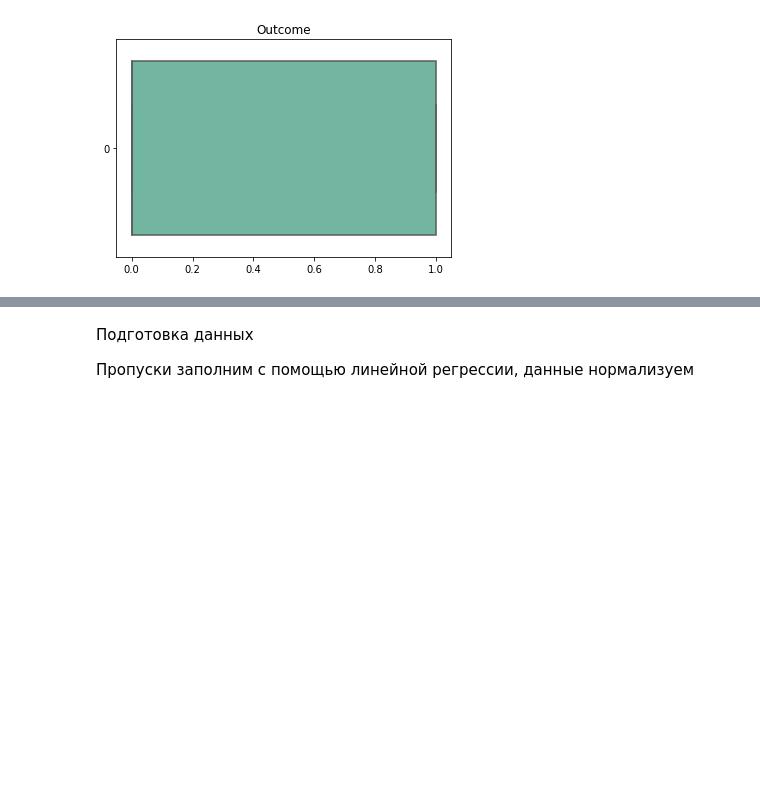
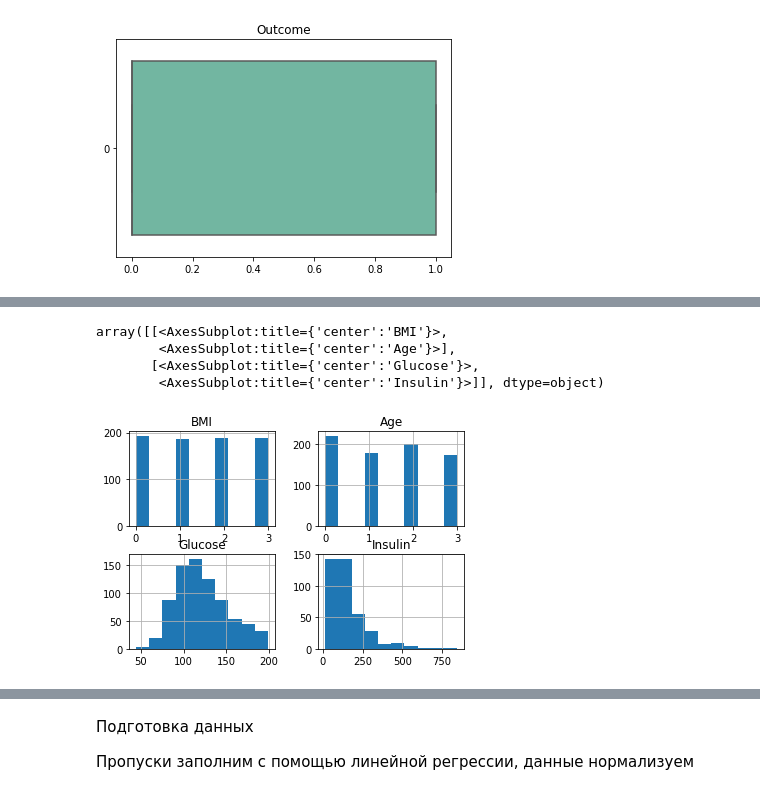
Before and after one commit to DenisKochetov/PIMA-dataset, a Jupyter notebook: pima.ipynb, the cells around one changed output, grey strips where cells are left out. Cells and saved outputs as stored; diff of their text form; code cells hidden in the pictures; blank space fills up the shorter version.

```diff
--- a/pima.ipynb
+++ b/pima.ipynb
@@ -164,0 +167,6 @@ for col in df.columns:
+# %%
+x_cols = ['BMI', 'Age']
+y_cols = ['Glucose', 'Insulin']
+# %%
+df_binned = df[x_cols + y_cols]
+df_binned
@@ -164,0 +187,8 @@ for col in df.columns:
+# %%
+df_binned.hist()
+# %% [output]
+array([[<AxesSubplot:title={'center':'BMI'}>,
+        <AxesSubplot:title={'center':'Age'}>],
+       [<AxesSubplot:title={'center':'Glucose'}>,
+        <AxesSubplot:title={'center':'Insulin'}>]], dtype=object)
+[figure, added]
```
Also changed, not shown: parts of 4 cells of this notebook.
